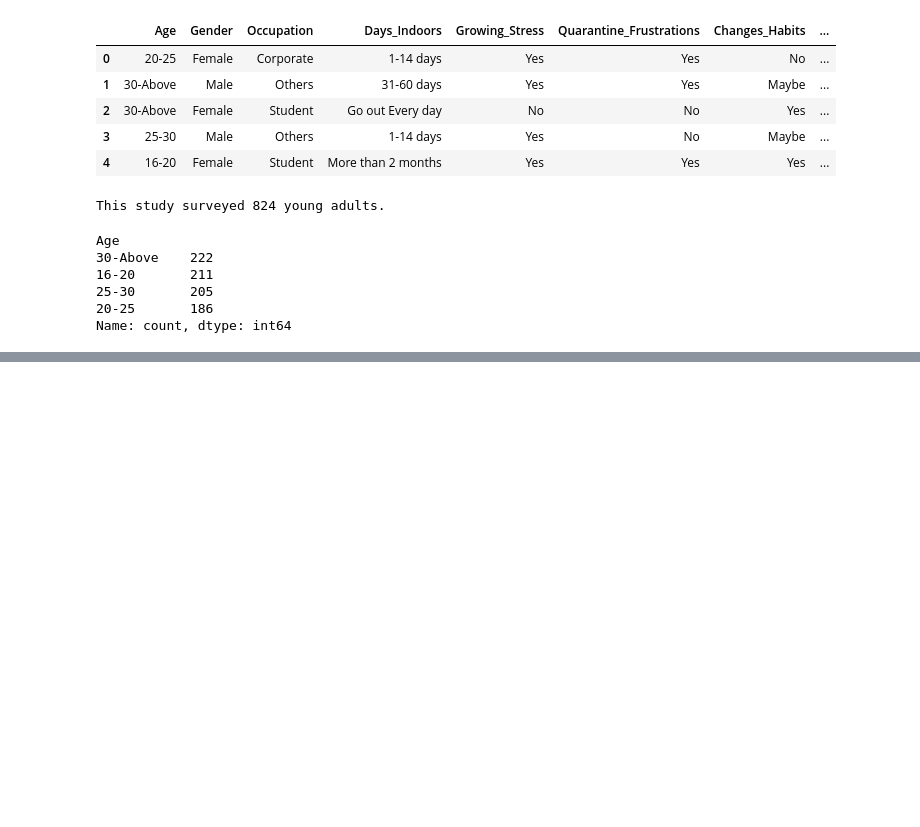
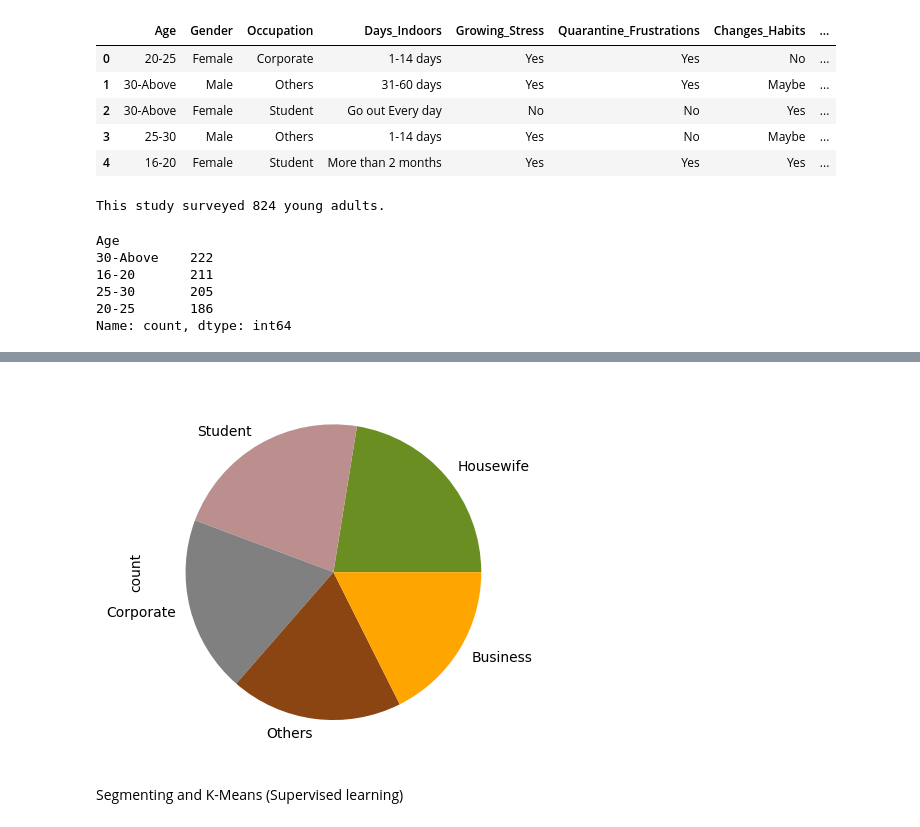
Before and after one commit to jenalvz/Mental-health-project, a Jupyter notebook: mental-health.ipynb, the cells around one changed output, grey strips where cells are left out. Saved outputs shown, nothing was run; the diff lists cells and outputs as text; code cells hidden in the pictures; blank space fills up the shorter version.

```diff
--- a/mental-health.ipynb
+++ b/mental-health.ipynb
@@ -47,0 +55,5 @@ plt.show()
+# %%
+#becasuse capitalism
+#what are the dirrefent occupation classificatin levels for the young adults studied?
+job_types = mentalhealth_data['Occupation'].value_counts()
+job_types
@@ -47,0 +68,7 @@ plt.show()
+# %%
+job_types.plot.pie(colors=['olivedrab', 'rosybrown', 'gray', 'saddlebrown', 'orange'])
+plt.show()
+# %% [output]
+[figure, added]
+# %% [markdown]
+Segmenting and K-Means (Supervised learning)
```
Also changed, not shown: parts of 9 cells of this notebook.
